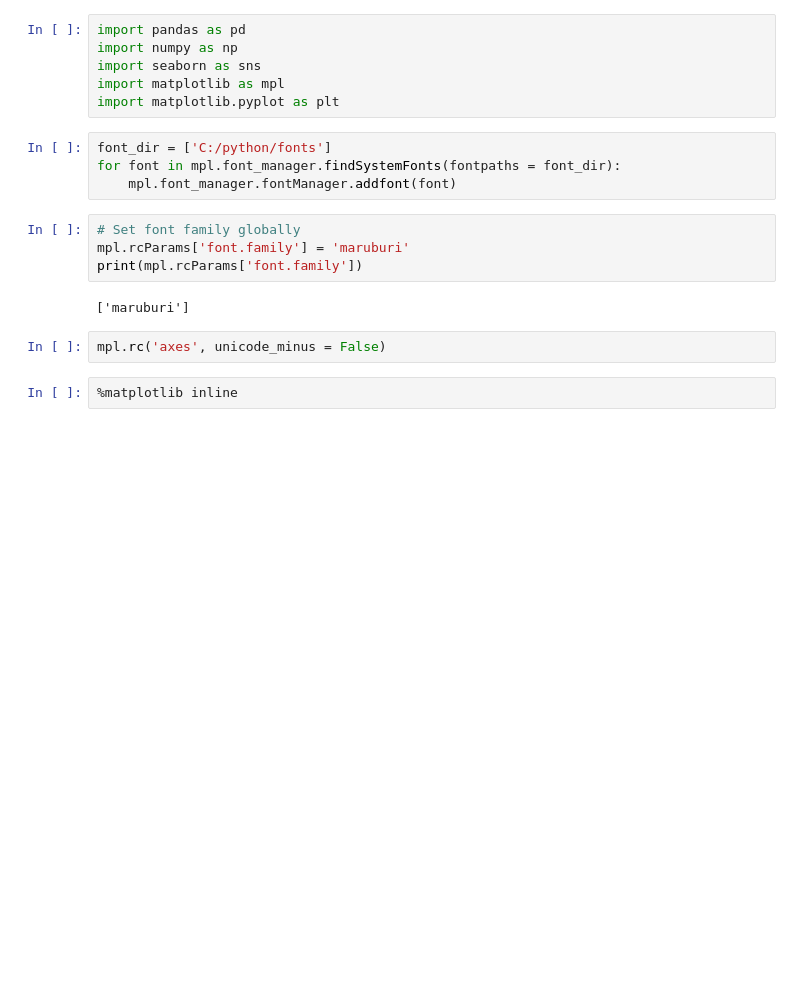
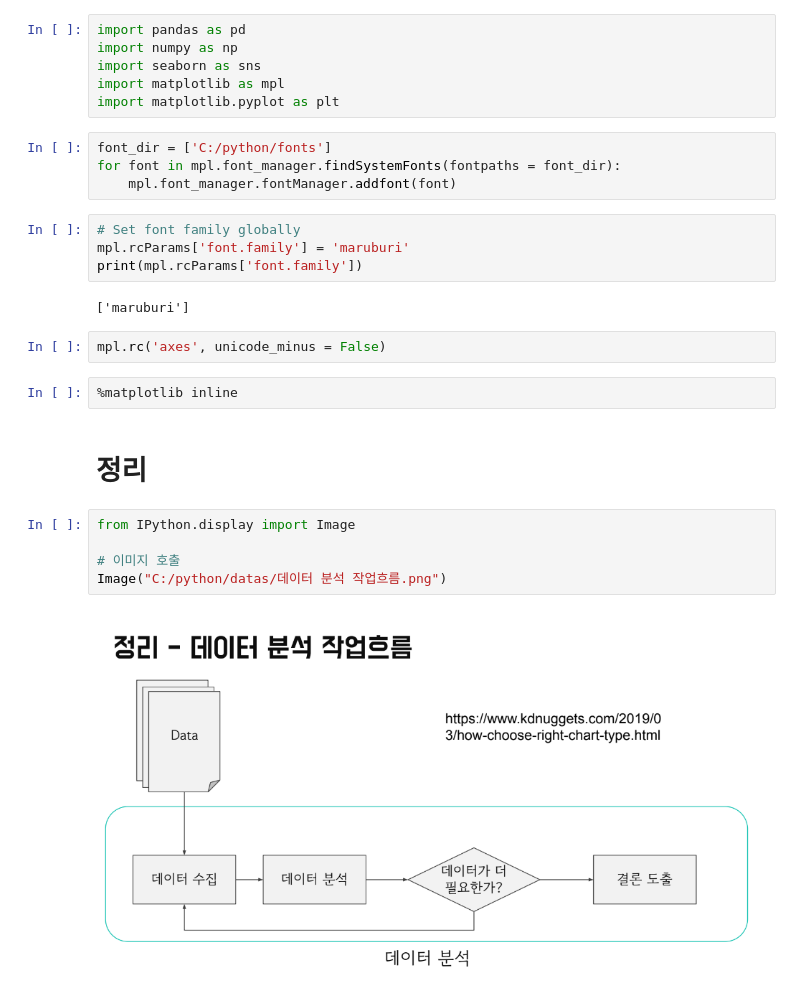
Before and after one commit to jm83-database/python_tutorial, a Jupyter notebook: 2023.03.15_seaborn 예제/01. seaborn 실습1.ipynb, the cells around one changed output. Saved outputs shown, nothing was run; the diff lists cells and outputs as text; blank space fills up the shorter version.

```diff
--- a/2023.03.15_seaborn 예제/01. seaborn 실습1.ipynb
+++ b/2023.03.15_seaborn 예제/01. seaborn 실습1.ipynb
@@ -18,3 +18,12 @@ print(mpl.rcParams['font.family'])
 mpl.rc('axes', unicode_minus = False)
 # %%
 %matplotlib inline
+# %% [markdown]
+# 정리
+# %%
+from IPython.display import Image
+
+# 이미지 호출
+Image("C:/python/datas/데이터 분석 작업흐름.png")
+# %% [output]
+[figure, added]
```
Also changed, not shown: parts of 100 cells of this notebook, 4 other files.
